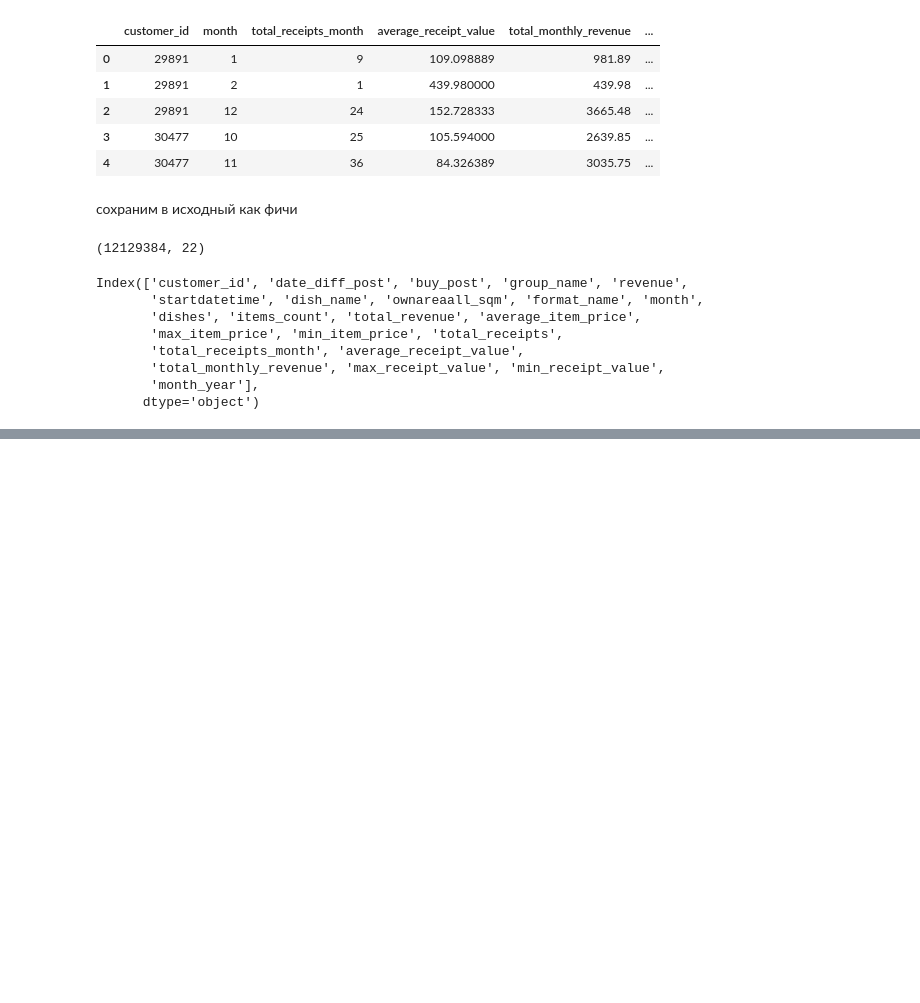
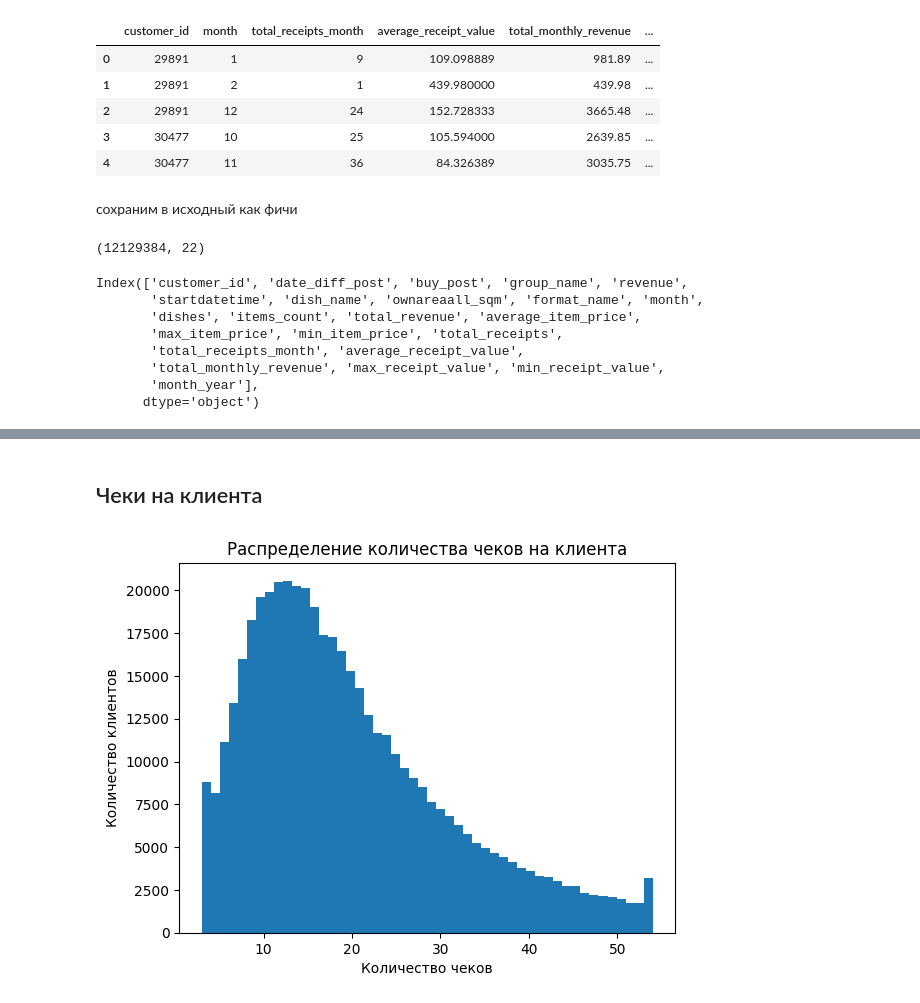
Before and after one commit to timur-nagimov/international_cp-burger_king-, a Jupyter notebook: EDA/EDA.ipynb, the cells around one changed output, grey strips where cells are left out. Cells and saved outputs as stored; diff of their text form; code cells hidden in the pictures; blank space fills up the shorter version.

Commit message:
extra plots are added

```diff
--- a/EDA/EDA.ipynb
+++ b/EDA/EDA.ipynb
@@ -289,0 +300,15 @@ Index(['customer_id', 'date_diff_post', 'buy_post', 'group_name', 'revenue',
+# %% [markdown]
+## Чеки на клиента
+# %%
+Q1 = train_df['customer_id'].value_counts().quantile(0.25)
+Q3 = train_df['customer_id'].value_counts().quantile(0.75)
+IQR = Q3 - Q1
+
+filter = (train_df['customer_id'].value_counts() >= Q1 - 1.5 * IQR) & (train_df['customer_id'].value_counts() <= Q3 + 1.5 * IQR)
+
+train_df['customer_id'].value_counts().loc[filter].plot(kind='hist', bins=50, title='Распределение количества чеков на клиента')
+plt.xlabel('Количество чеков')
+plt.ylabel('Количество клиентов')
+plt.show()
+# %% [output]
+[figure, added]
```
Also changed, not shown: parts of 23 cells of this notebook.
